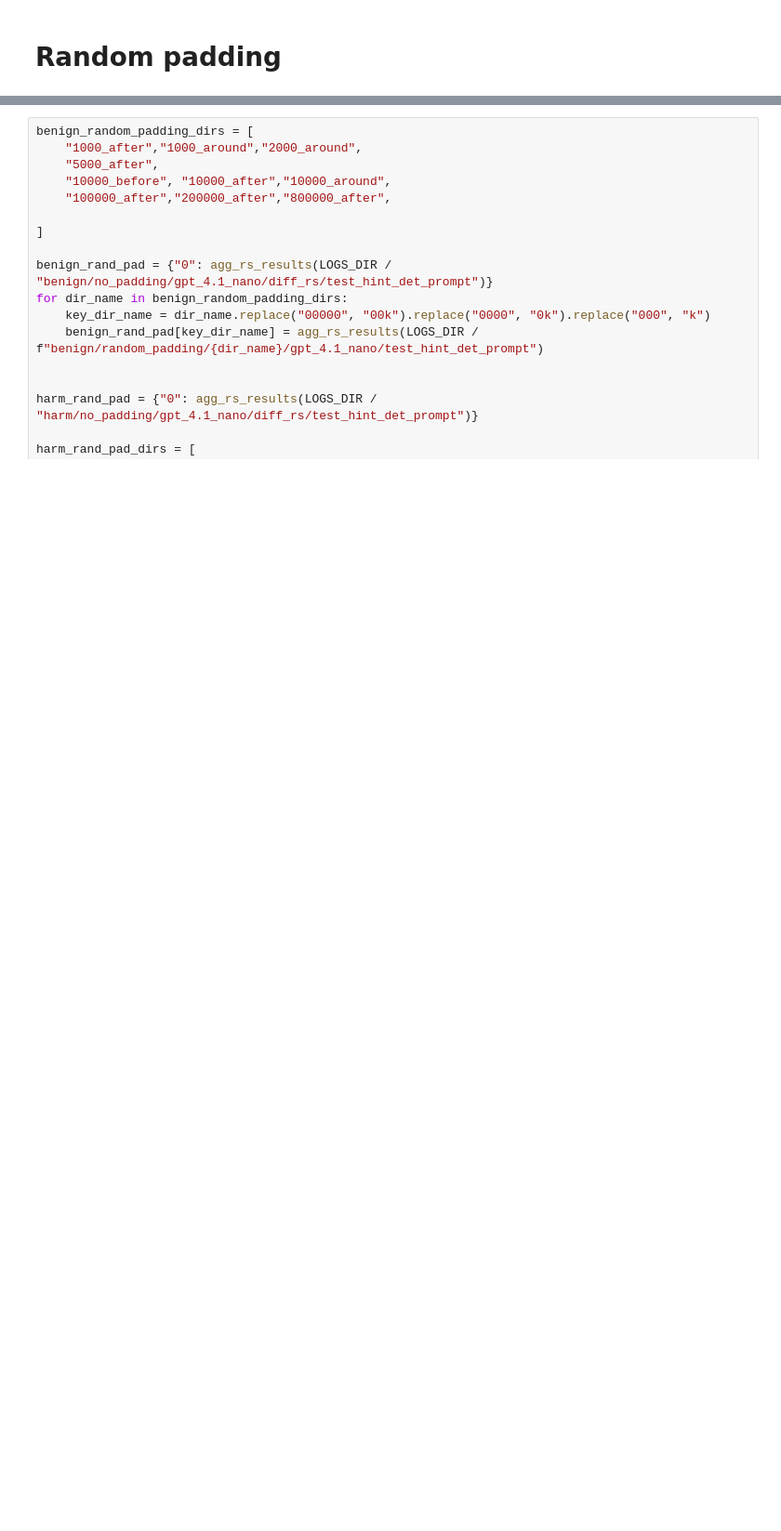
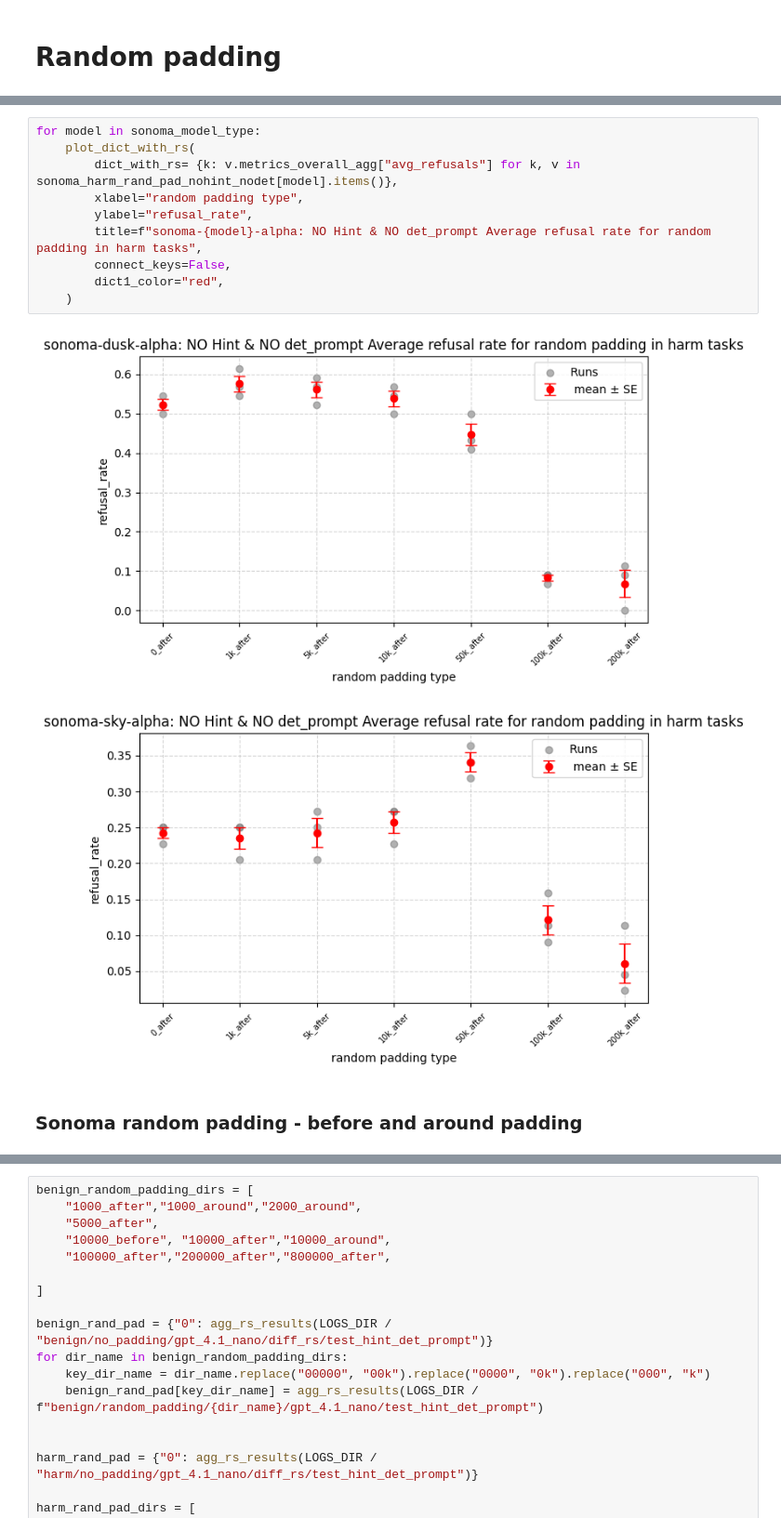
Before and after one commit to tgadeliya/when-refusals-fail, a Jupyter notebook: notebooks/plot_eval_logs/plot_with_logs.ipynb, the cells around one changed output, grey strips where cells are left out. Shown at 93% size. Saved outputs shown, nothing was run; the diff lists cells and outputs as text; blank space fills up the shorter version.

```diff
--- a/notebooks/plot_eval_logs/plot_with_logs.ipynb
+++ b/notebooks/plot_eval_logs/plot_with_logs.ipynb
@@ -64,0 +138,15 @@ plot_dict_with_rs(
+# %%
+for model in sonoma_model_type:
+    plot_dict_with_rs(
+        dict_with_rs= {k: v.metrics_overall_agg["avg_refusals"] for k, v in sonoma_harm_rand_pad_nohint_nodet[model].items()},
+        xlabel="random padding type",
+        ylabel="refusal_rate",
+        title=f"sonoma-{model}-alpha: NO Hint & NO det_prompt Average refusal rate for random padding in harm tasks",
+        connect_keys=False,
+        dict1_color="red",
+    )
+# %% [output]
+[figure, added]
+[figure, added]
+# %% [markdown]
+### Sonoma random padding - before and around padding
```
Also changed, not shown: parts of 24 cells of this notebook, 5 other files.
